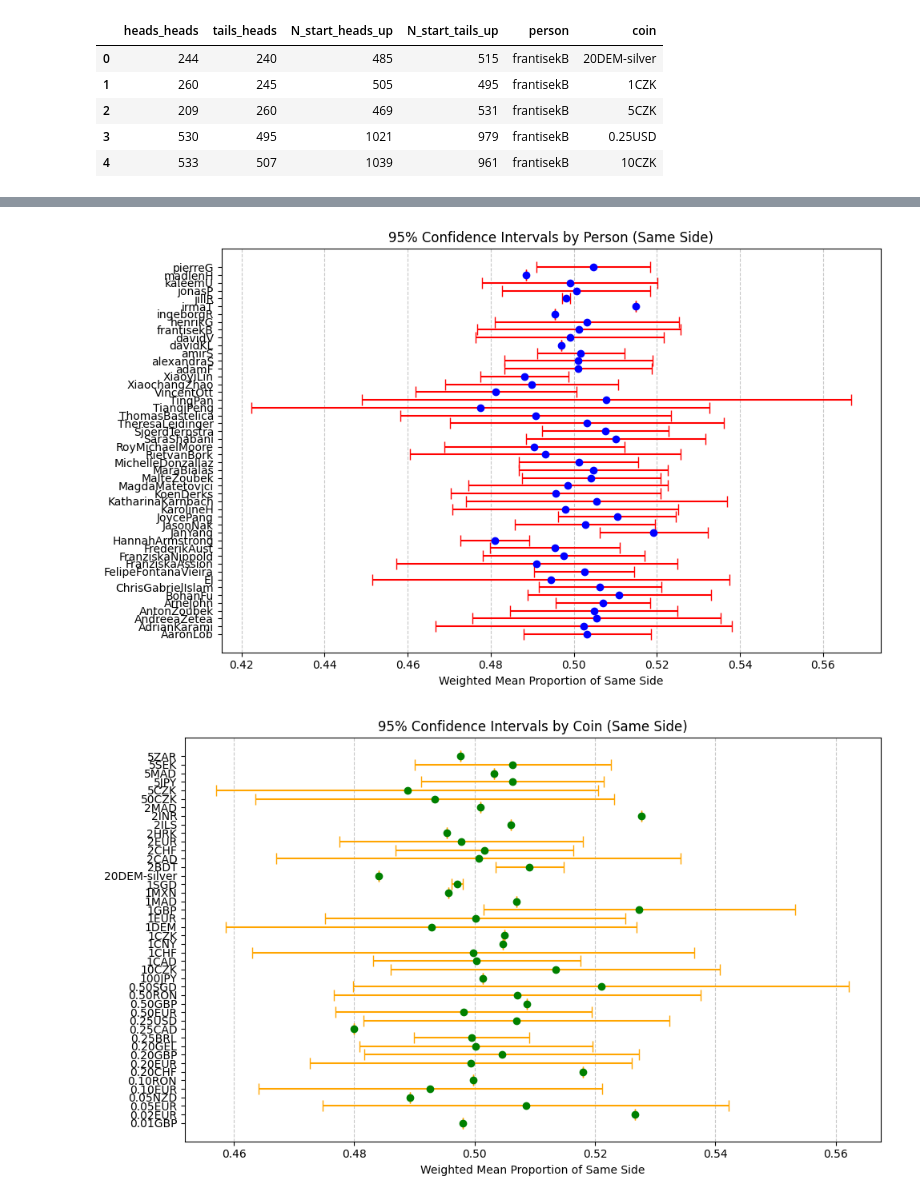
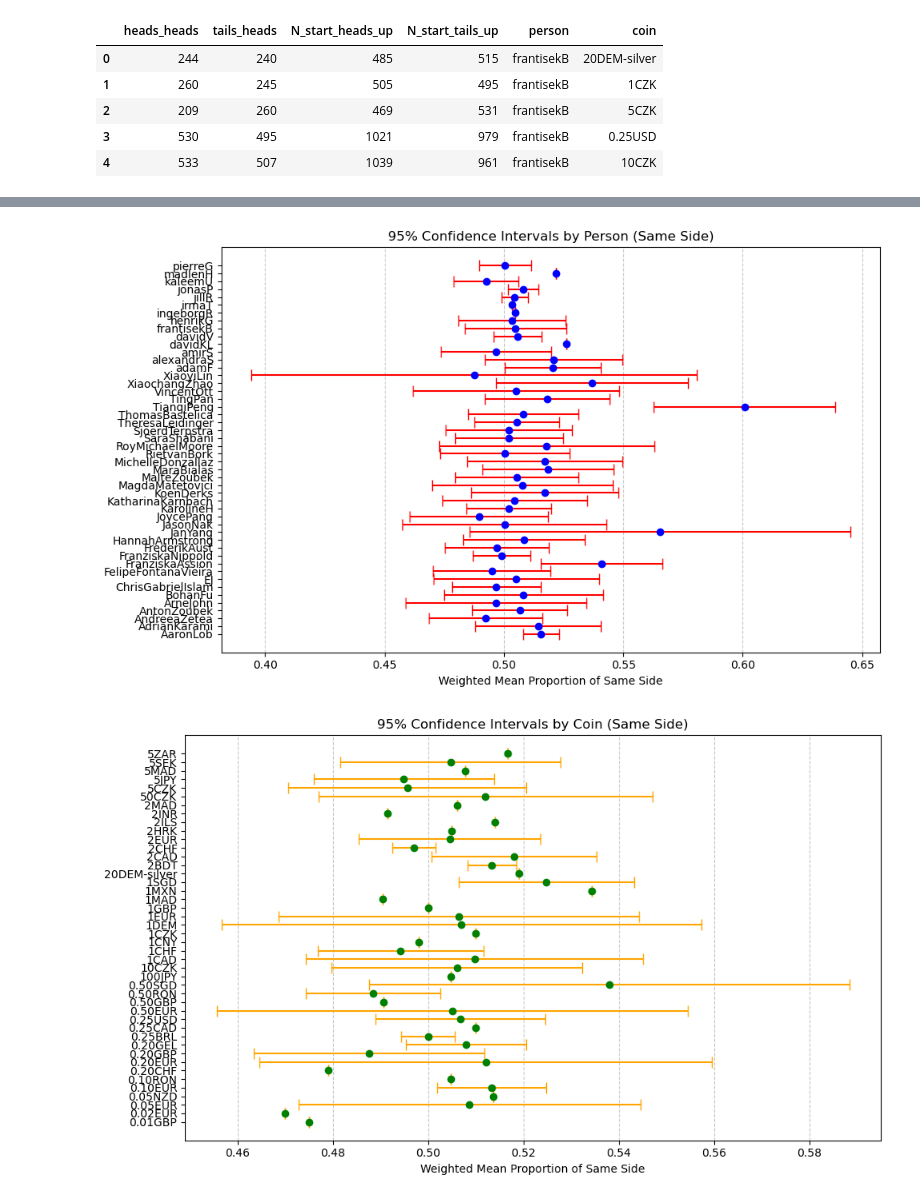
Before and after one commit to julsofpet/cointoss, a Jupyter notebook: explore.ipynb, the cells around one changed output, grey strips where cells are left out. Saved outputs shown, nothing was run; the diff lists cells and outputs as text; code cells hidden in the pictures.

```diff
--- a/explore.ipynb
+++ b/explore.ipynb
@@ -98,7 +100,7 @@ plt.show()
 # %%
 # Correct the proportion calculation to include tosses landing on the same side
 data['total_tosses'] = data['N_start_heads_up'] + data['N_start_tails_up']
-data['proportion_same_side'] = (data['heads_heads'] + data['tails_heads']) / data['total_tosses']
+data['proportion_same_side'] = (data['heads_heads'] + (data['N_start_tails_up'] - data['tails_heads'])) / data['total_tosses']
 
 # Weighted mean and CI calculation for persons (same side)
 person_aggregated_same = data.groupby('person').apply(
@@ -147,32 +149,32 @@ ax.errorbar(
     color='blue',
     ecolor='red',
     capsize=5
 )
 ax.set_xlabel('Weighted Mean Proportion of Same Side')
 ax.set_title('95% Confidence Intervals by Person (Same Side)')
 ax.grid(axis='x', linestyle='--', alpha=0.7)
 plt.tight_layout()
 plt.show()
 
 # Plot for coins (same side proportion)
 fig, ax = plt.subplots(figsize=(10, 6))
 ax.errorbar(
     coin_aggregated_same['weighted_mean'],
     coin_aggregated_same.index,
     xerr=[
         coin_aggregated_same['weighted_mean'] - coin_aggregated_same['CI_lower'],
         coin_aggregated_same['CI_upper'] - coin_aggregated_same['weighted_mean']
     ],
     fmt='o',
     color='green',
     ecolor='orange',
     capsize=5
 )
 ax.set_xlabel('Weighted Mean Proportion of Same Side')
 ax.set_title('95% Confidence Intervals by Coin (Same Side)')
 ax.grid(axis='x', linestyle='--', alpha=0.7)
 plt.tight_layout()
 plt.show()
 # %% [output]
-[figure, old version]
+[figure, new version]
-[figure, old version]
+[figure, new version]
```
Also changed, not shown: parts of 8 cells of this notebook.
